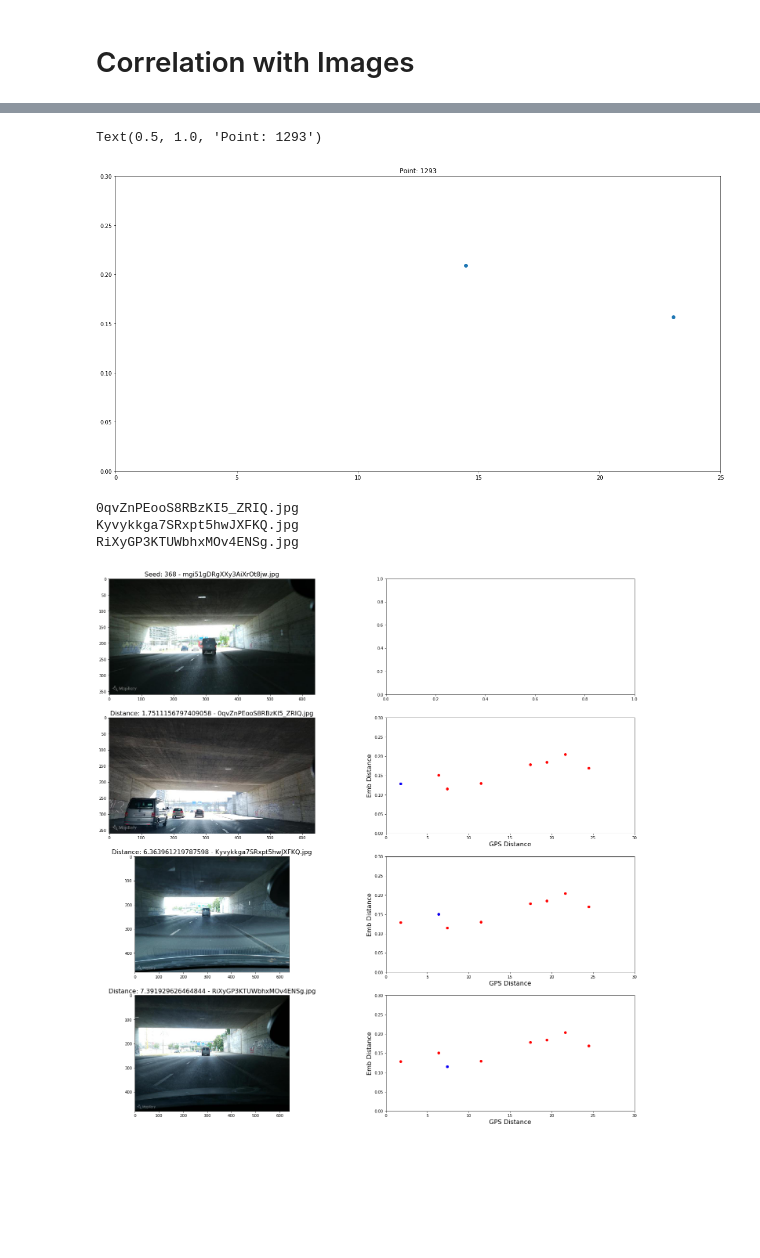
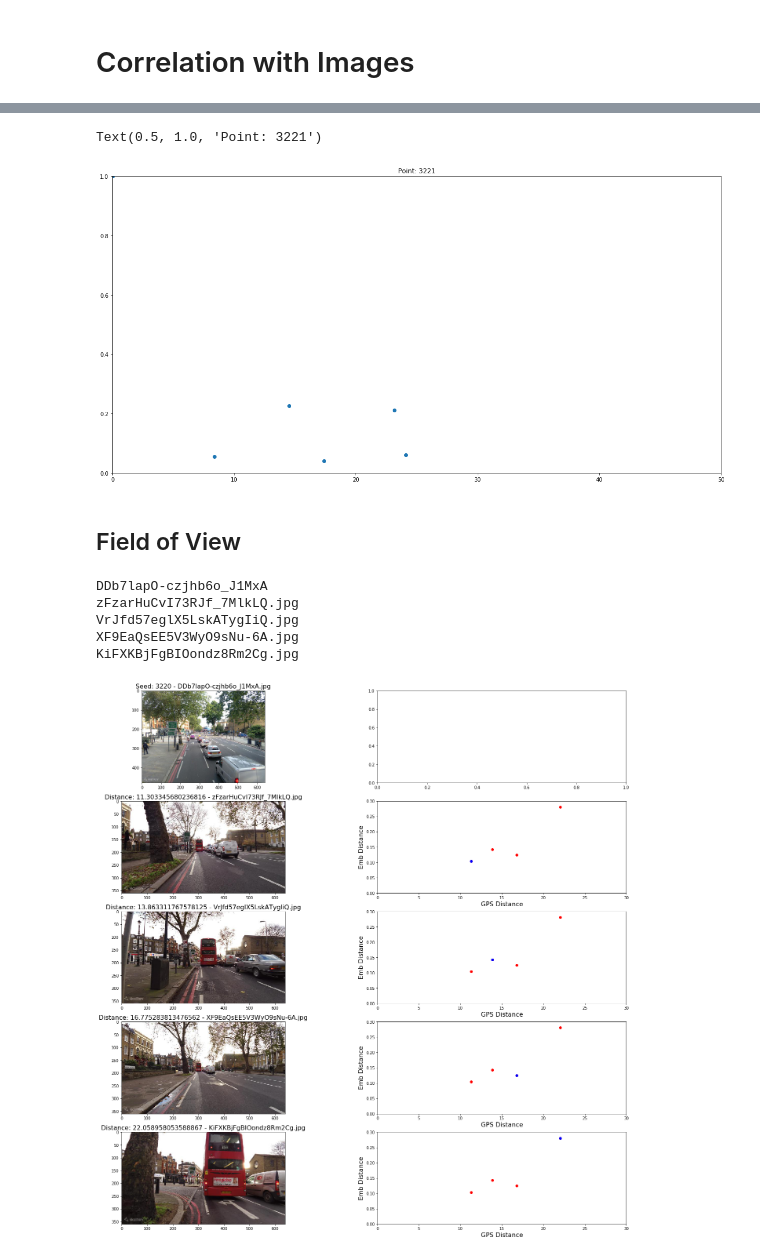
Before and after one commit to Holstrup/PlaceRecognition, a Jupyter notebook: notebooks/Correlation Plots.ipynb, the cells around one changed output, grey strips where cells are left out. Drawn from its saved outputs; the diff is of its cells as text; code cells hidden in the pictures; blank space fills up the shorter version.

```diff
--- a/notebooks/Correlation Plots.ipynb
+++ b/notebooks/Correlation Plots.ipynb
@@ -114,14 +115,18 @@ datasets = {1: 'data/IT2/RegressionContrastive',
             20: 'data/IT5/FullDatasetMSEAndContrastive25Meter/Train',
             21: 'data/IT5/FullDatasetMSEAndContrastive/Train',
             22: 'data/IT5/MSEAndContrastiveSmoothed/Train',
-            23: 'data/IT6/LocalCorrelationNet_3Cities/Train'}
+            23: 'data/IT6/LocalCorrelationNet_3Cities/Train',
+            24: 'data/IT6/ContrastiveLabelSmoothing/Train',
+            25: 'data/IT6/ContrastiveLabelSmoothingGPSMining/Train',
+            27: 'data/IT7/GeneralizedContrastiveLoss/Train',
+            28: 'data/IT7/GeneralizedMSELoss/Train'}
 
-no = 23
+no = 28
 gps = np.genfromtxt(f'{datasets[no]}/gps.csv', delimiter=',')
 emb = np.genfromtxt(f'{datasets[no]}/embedding.csv', delimiter=',')
-#emb = 1-emb
+emb = 1-emb
 
 # filter away negatives
-#for i in range(len(gps)):
-#    gps[i][gps[i] > 25] = 0
-#    emb[i][gps[i] > 25] = 1
+for i in range(len(gps)):
+    gps[i][gps[i] > 25] = 0
+    emb[i][gps[i] > 25] = 1
@@ -136,7 +137,7 @@ seed = random.randint(1,len(gps)-4)
 for i in range(4):
     axs[i % 2, i // 2].scatter(gps[seed + i][gps[seed + i] != 0], emb[seed + i][gps[seed + i] != 0]) # Switch axis lims
     #axs[i % 2, i // 2].scatter(emb[seed + i][gps[seed + i] != 0], gps[seed + i][gps[seed + i] != 0])
-    axs[i % 2, i // 2].set_ylim([0, 30])
+    axs[i % 2, i // 2].set_ylim([0, 0.5])
     axs[i % 2, i // 2].set_xlim([0, 25])
     axs[i % 2, i // 2].set_title(f'Point: {seed + i}')
     axs[i % 2, i // 2].set_xlabel('Gps Distance')
@@ -461,50 +484,61 @@ fig, ax = plt.subplots(1, 1, figsize=(20,10))
 seed = random.randint(1,len(gps)-4)
 
 plt.scatter(gps[seed], emb[seed])
-plt.xlim((0,25))
-plt.ylim((0,0.3))
+plt.xlim((0,50))
+plt.ylim((0,1.0))
 plt.title(f'Point: {seed}')
 # %% [output]
-Text(0.5, 1.0, 'Point: 1293')
+Text(0.5, 1.0, 'Point: 3221')
-[figure, old version]
+[figure, new version]
+# %% [markdown]
+## Field of View
 # %%
 # 1558,
 seed = random.randint(1,len(gps)-4)
-MAX_PLOTS = 4
+MAX_PLOTS = 5
 
 filtered_gps = gps[seed][gps[seed] != 0]
 fig, axs = plt.subplots(min(MAX_PLOTS, len(filtered_gps)+1), 2, figsize=(25,25))
 
 for i, point in enumerate(gps[seed]):
     if i > 0:
         if gps[seed][i-1] == 0.0:
             break
         if i >= MAX_PLOTS:
             break
 
     if i == 0:
         filename = pics[seed][i]
-        file_path = f'{datasets[NO]}/{MODE}/images/zurich/query/images/{filename}.jpg'
+        if 'london' in pics[seed][1]:
+            file_path = f'{datasets[16]}/{MODE}/images/london/query/images/{filename}.jpg'
+        else:
+            file_path = f'{datasets[16]}/{MODE}/images/zurich/query/images/{filename}.jpg'
     else:
         filename = pics[seed][i][-26:]
-        file_path = f'{datasets[NO]}/{MODE}/images/zurich/database/images/{filename}'
+        if 'london' in pics[seed][i]:
+            file_path = f'{datasets[16]}/{MODE}/images/london/database/images/{filename}'
+        else:
+            file_path = f'{datasets[16]}/{MODE}/images/zurich/database/images/{filename}'
 
     img = plt.imread(file_path, format=None)
     axs[i,0].imshow(img)
     if i == 0:
         #print(f'{filename}.jpg')
+        print(filename)
         axs[i,0].set_title(f'Seed: {seed} - {filename}.jpg', fontsize=16)
     else:
         print(filename)
         axs[i,0].set_title(f'Distance: {gps[seed][i-1]} - {filename}', fontsize=16)
         axs[i,1].scatter(gps[seed], emb[seed], color='r')
         axs[i,1].scatter(gps[seed][i-1], emb[seed][i-1], color='b')
         axs[i,1].set_xlim([0, 30])
         axs[i,1].set_ylim([0, 0.3])
         axs[i,1].set_xlabel('GPS Distance', fontsize=16)
         axs[i,1].set_ylabel('Emb Distance', fontsize=16)
 # %% [output]
-0qvZnPEooS8RBzKI5_ZRIQ.jpg
-Kyvykkga7SRxpt5hwJXFKQ.jpg
-RiXyGP3KTUWbhxMOv4ENSg.jpg
+DDb7lapO-czjhb6o_J1MxA
+zFzarHuCvI73RJf_7MlkLQ.jpg
+VrJfd57eglX5LskATygIiQ.jpg
+XF9EaQsEE5V3WyO9sNu-6A.jpg
+KiFXKBjFgBIOondz8Rm2Cg.jpg
-[figure, old version]
+[figure, new version]
```
Also changed, not shown: parts of 8 cells of this notebook, 4 other files.
